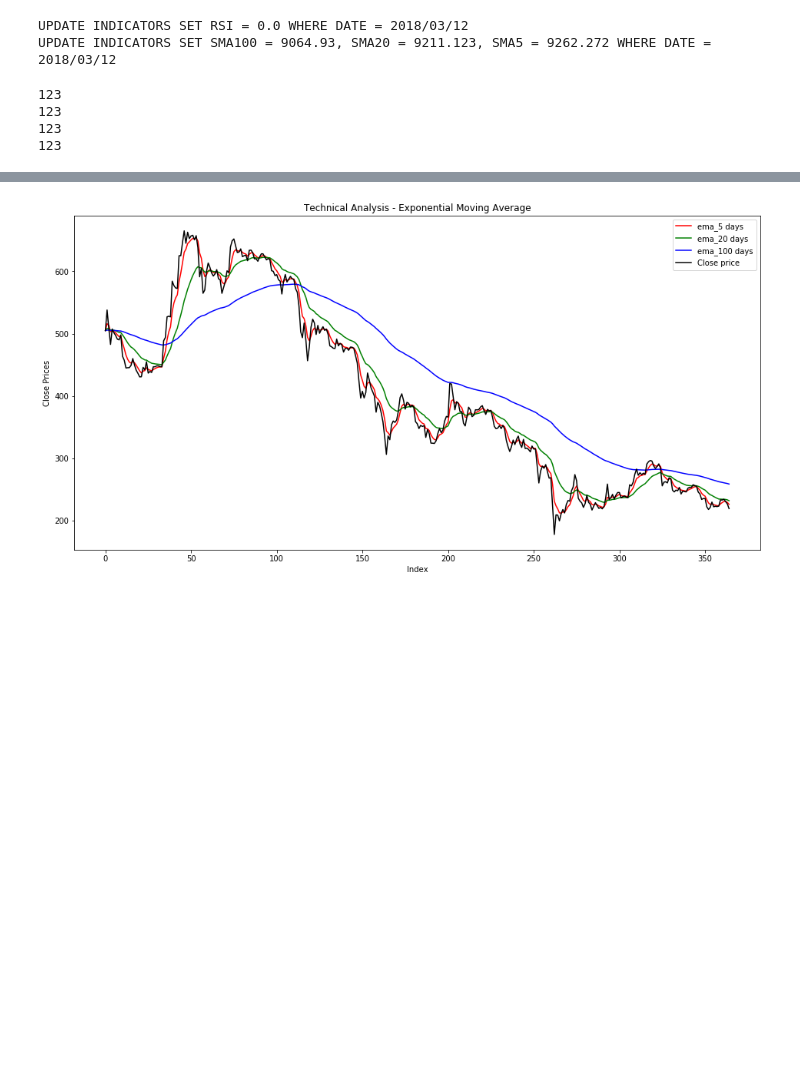
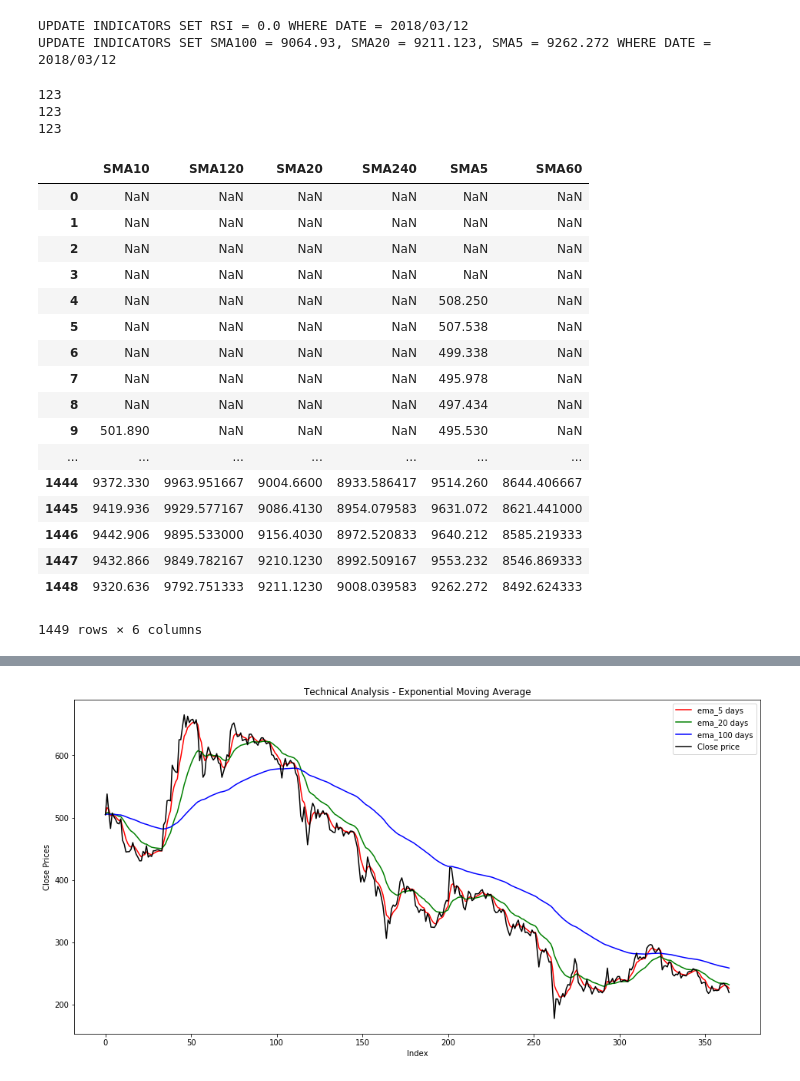
Before and after one commit to mikeyangyo/PredictionOfCryptocurrencyMarket, a Jupyter notebook: Technical Analysis/Technical analysis.ipynb, the cells around one changed output, grey strips where cells are left out. Drawn from its saved outputs; the diff is of its cells as text; code cells hidden in the pictures; blank space fills up the shorter version.

Commit message:
Modify the duration of sma indicator
original duration is [5,20,100] change to [5,10,20,60,120,240]

```diff
--- a/Technical Analysis/Technical analysis.ipynb
+++ b/Technical Analysis/Technical analysis.ipynb
@@ -392,7 +395,7 @@ UPDATE INDICATORS SET SMA100 = 9064.93, SMA20 = 9211.123, SMA5 = 9262.272 WHERE
 indicators = Indicators(CoinPriceData)
 # %%
 # get long, short points by all indicators
-LPoint_sma, SPoint_sma = indicators.getLong_ShortPoints('sma')
+##LPoint_sma, SPoint_sma = indicators.getLong_ShortPoints('sma')
 LPoint_sma, SPoint_ema = indicators.getLong_ShortPoints('ema')
 LPoint_sma, SPoint_kd = indicators.getLong_ShortPoints('kd')
 LPoint_sma, SPoint_rsi = indicators.getLong_ShortPoints('rsi')
@@ -401,10 +404,29 @@ LPoint_sma, SPoint_macd = indicators.getLong_ShortPoints('macd')
 123
 123
 123
-123
 # %%
 # sma
 smaResult = indicators.getSMA()
+smaResult
+# %% [output]
+|  | SMA10 | SMA120 | SMA20 | SMA240 | SMA5 | SMA60 |
+| 0 | NaN | NaN | NaN | NaN | NaN | NaN |
+| 1 | NaN | NaN | NaN | NaN | NaN | NaN |
+| 2 | NaN | NaN | NaN | NaN | NaN | NaN |
+| 3 | NaN | NaN | NaN | NaN | NaN | NaN |
+| 4 | NaN | NaN | NaN | NaN | 508.250 | NaN |
+| 5 | NaN | NaN | NaN | NaN | 507.538 | NaN |
+| 6 | NaN | NaN | NaN | NaN | 499.338 | NaN |
+| 7 | NaN | NaN | NaN | NaN | 495.978 | NaN |
+| 8 | NaN | NaN | NaN | NaN | 497.434 | NaN |
+| 9 | 501.890 | NaN | NaN | NaN | 495.530 | NaN |
+| ... | ... | ... | ... | ... | ... | ... |
+| 1444 | 9372.330 | 9963.951667 | 9004.6600 | 8933.586417 | 9514.260 | 8644.406667 |
+| 1445 | 9419.936 | 9929.577167 | 9086.4130 | 8954.079583 | 9631.072 | 8621.441000 |
+| 1446 | 9442.906 | 9895.533000 | 9156.4030 | 8972.520833 | 9640.212 | 8585.219333 |
+| 1447 | 9432.866 | 9849.782167 | 9210.1230 | 8992.509167 | 9553.232 | 8546.869333 |
+| 1448 | 9320.636 | 9792.751333 | 9211.1230 | 9008.039583 | 9262.272 | 8492.624333 |
+1449 rows × 6 columns
 # %%
 # Draw SMA curve
 totalDate = 365
```
Also changed, not shown: parts of 2 cells of this notebook.
